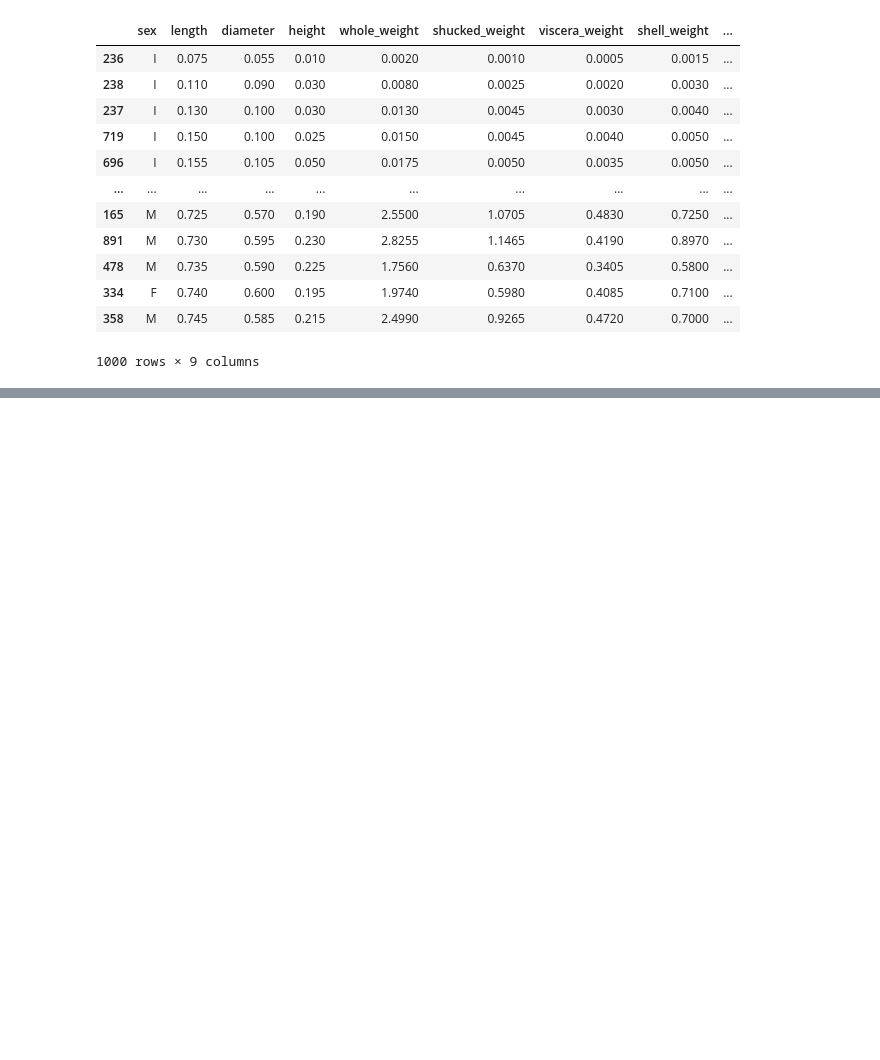
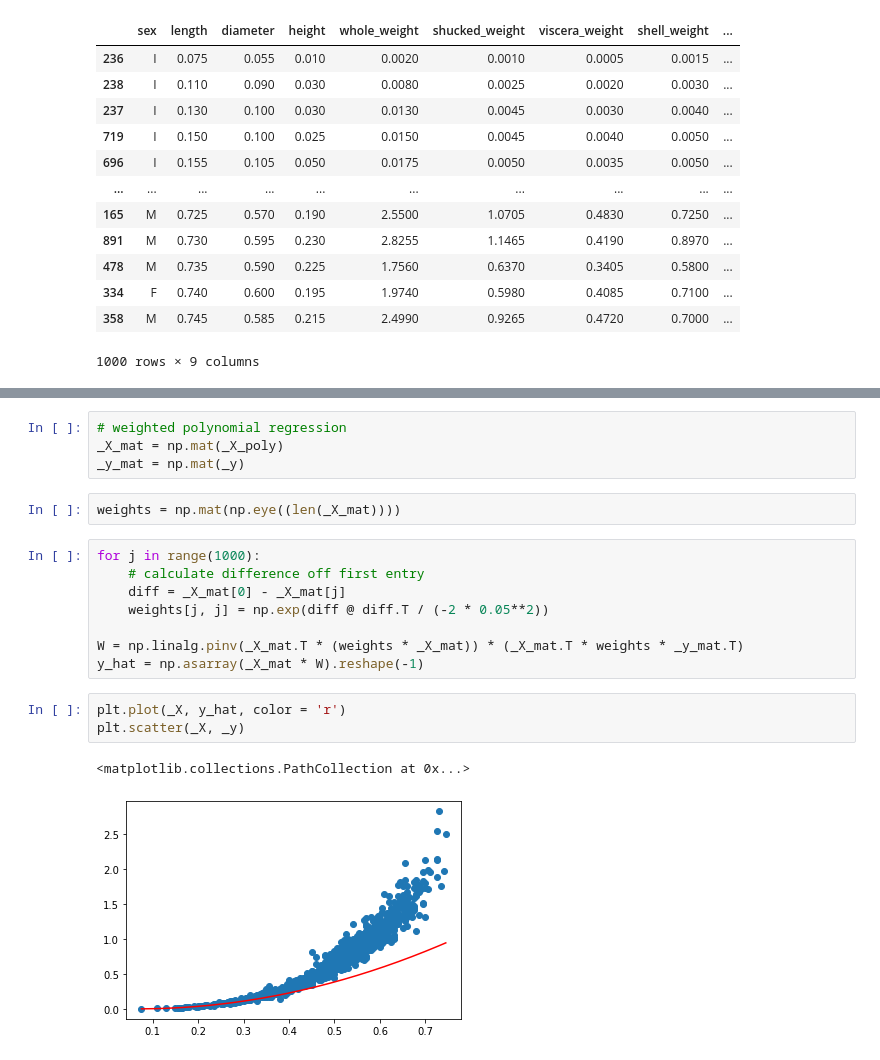
Before and after one commit to albertum1/local_regression, a Jupyter notebook: local.ipynb, the cells around one changed output, grey strips where cells are left out. Drawn from its saved outputs; the diff is of its cells as text; blank space fills up the shorter version.

```diff
--- a/local.ipynb
+++ b/local.ipynb
@@ -43,0 +102,20 @@ from tqdm import tqdm
+# %%
+# weighted polynomial regression
+_X_mat = np.mat(_X_poly)
+_y_mat = np.mat(_y)
+# %%
+weights = np.mat(np.eye((len(_X_mat))))
+# %%
+for j in range(1000):
+    # calculate difference off first entry
+    diff = _X_mat[0] - _X_mat[j]
+    weights[j, j] = np.exp(diff @ diff.T / (-2 * 0.05**2))
+
+W = np.linalg.pinv(_X_mat.T * (weights * _X_mat)) * (_X_mat.T * weights * _y_mat.T)
+y_hat = np.asarray(_X_mat * W).reshape(-1)
+# %%
+plt.plot(_X, y_hat, color = 'r')
+plt.scatter(_X, _y)
+# %% [output]
+<matplotlib.collections.PathCollection at 0x...>
+[figure, added]
```
Also changed, not shown: parts of 27 cells of this notebook.
